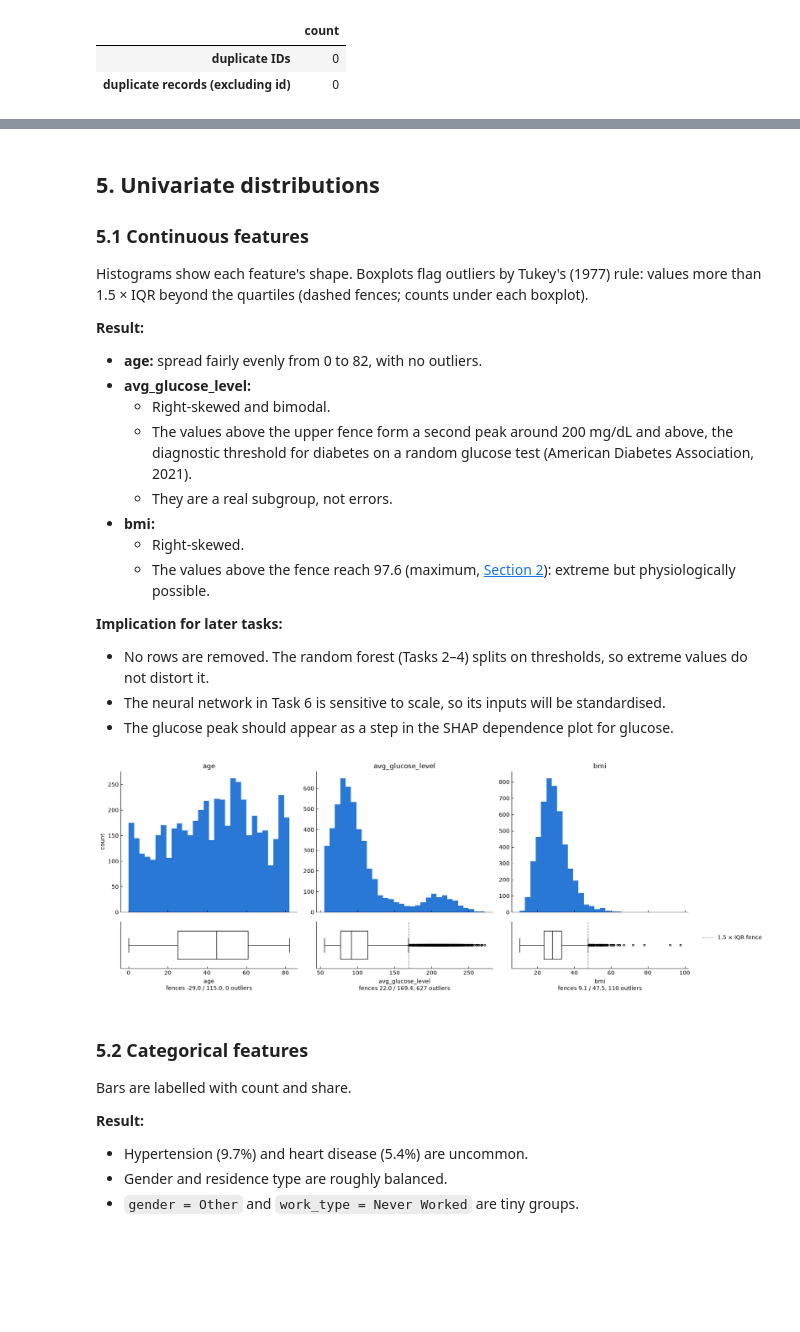
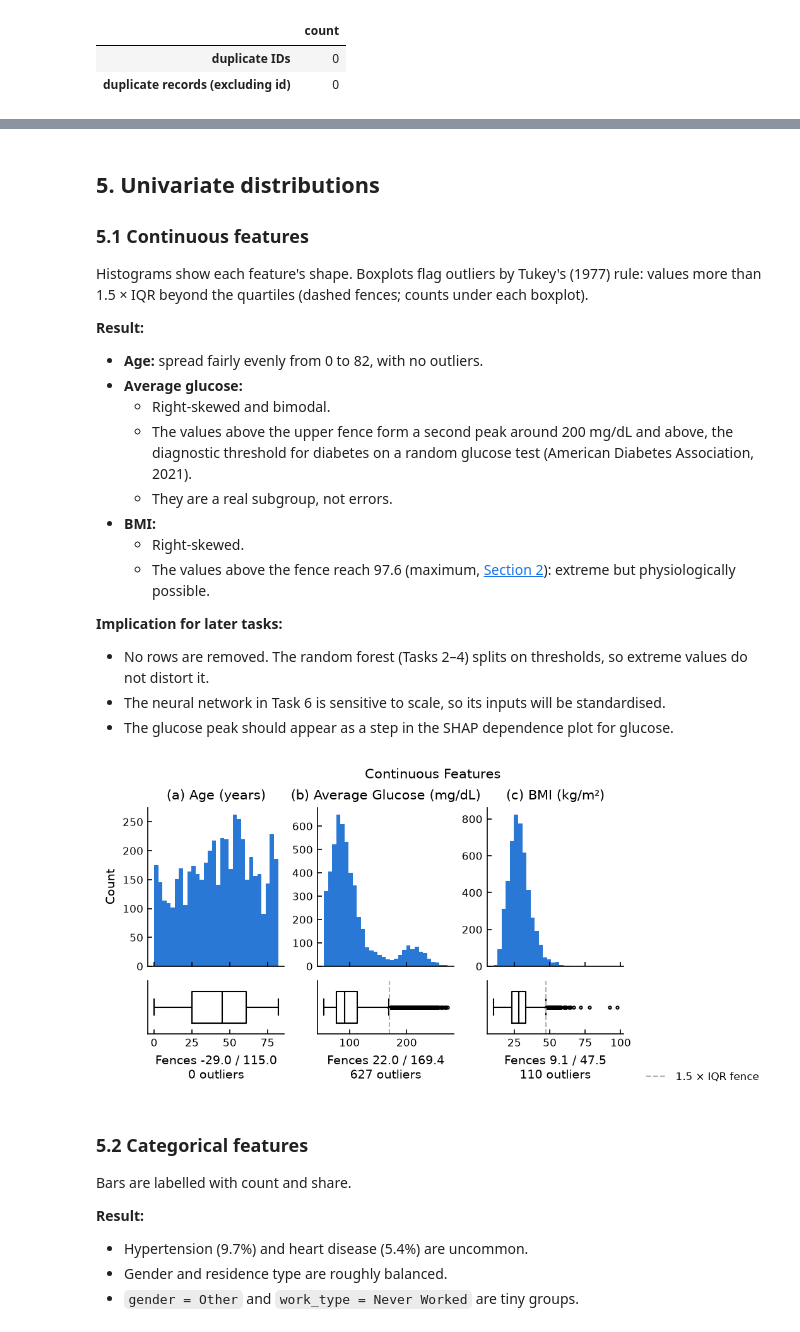
Before and after one commit to YeapJieShen/WQF7009-Assignment1, a Jupyter notebook: notebooks/01_eda.ipynb, the cells around one changed output, grey strips where cells are left out. Cells and saved outputs as stored; diff of their text form; code cells hidden in the pictures; blank space fills up the shorter version.

```diff
--- a/notebooks/01_eda.ipynb
+++ b/notebooks/01_eda.ipynb
@@ -330,12 +362,12 @@ The checks above collected in one table, in the order of the report template. Ev
 Histograms show each feature's shape. Boxplots flag outliers by Tukey's (1977) rule: values more than 1.5 × IQR beyond the quartiles (dashed fences; counts under each boxplot).
 
 **Result:**
-- **age:** spread fairly evenly from 0 to 82, with no outliers.
-- **avg_glucose_level:**
+- **Age:** spread fairly evenly from 0 to 82, with no outliers.
+- **Average glucose:**
   - Right-skewed and bimodal.
   - The values above the upper fence form a second peak around 200 mg/dL and above, the diagnostic threshold for diabetes on a random glucose test (American Diabetes Association, 2021).
   - They are a real subgroup, not errors.
-- **bmi:**
+- **BMI:**
   - Right-skewed.
   - The values above the fence reach 97.6 (maximum, [Section 2](#sec-summary)): extreme but physiologically possible.
 
@@ -346,27 +378,30 @@ Histograms show each feature's shape. Boxplots flag outliers by Tukey's (1977) r
 # %%
 q1, q3 = data[continuous].quantile(0.25), data[continuous].quantile(0.75)
 lower, upper = q1 - 1.5 * (q3 - q1), q3 + 1.5 * (q3 - q1)
 
-fig, axes = plt.subplots(2, 3, figsize=(15, 6), height_ratios=[3, 1], sharex="col")
-for j, col in enumerate(continuous):
-    s = data[col].dropna()
-    n_out = ((s < lower[col]) | (s > upper[col])).sum()
-    axes[0, j].hist(s, bins=30, color="C0")
-    axes[0, j].set_title(col)
-    axes[1, j].boxplot(s, orientation="horizontal", widths=0.6, flierprops={"markersize": 3})
-    for fence in (lower[col], upper[col]):
-        if s.min() <= fence <= s.max():
-            axes[1, j].axvline(fence, color="grey", ls="--", lw=1)
+fig, axes = plt.subplots(2, 3, figsize=(FIGURE_WIDTH, 3.4), height_ratios=[3, 1], sharex="col")
+for j, column in enumerate(continuous):
+    values = data[column].dropna()
+    n_outliers = ((values < lower[column]) | (values > upper[column])).sum()
+    axes[0, j].hist(values, bins=30)
+    axes[0, j].set_title(axis_label(column))
+    axes[1, j].boxplot(values, orientation="horizontal", widths=0.6, flierprops={"markersize": 2})
+    for fence in (lower[column], upper[column]):
+        if values.min() <= fence <= values.max():
+            axes[1, j].axvline(fence, color=COLORS["grey"], ls="--", lw=1)
     axes[1, j].set_yticks([])
-    axes[1, j].set_xlabel(f"{col}\nfences {lower[col]:.1f} / {upper[col]:.1f}, {n_out} outliers")
-axes[0, 0].set_ylabel("count")
-fig.legend(handles=[Line2D([], [], color="grey", ls="--", lw=1, label="1.5 × IQR fence")],
-           loc="center left", bbox_to_anchor=(1.0, 0.25))
-fig.tight_layout()
-fig.savefig(FIG_DIR / "eda_continuous.png", bbox_inches="tight")
+    axes[1, j].set_xlabel(f"Fences {lower[column]:.1f} / {upper[column]:.1f}\n{n_outliers} outliers")
+axes[0, 0].set_ylabel("Count")
+label_panels(axes[0])
+fig.legend(
+    handles=[Line2D([], [], color=COLORS["grey"], ls="--", lw=1, label="1.5 × IQR fence")],
+    loc="outside right lower",
+)
+fig.suptitle("Continuous Features")
+save_figure(fig, "eda_continuous")
 plt.show()
 # %% [output]
-[figure, old version]
+[figure, new version]
 # %% [markdown]
 ### 5.2 Categorical features
 
```
Also changed, not shown: parts of 18 cells of this notebook.
